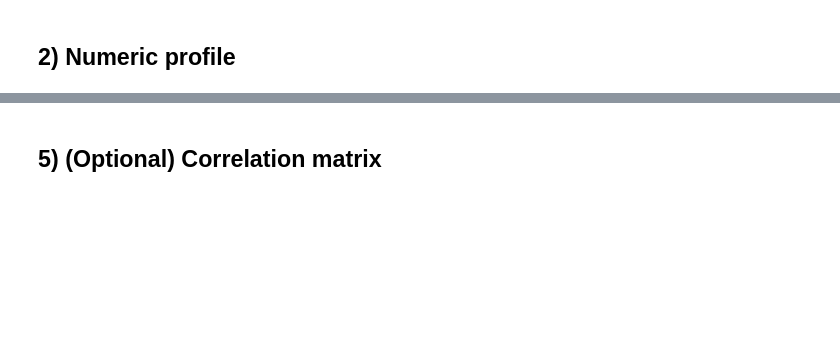
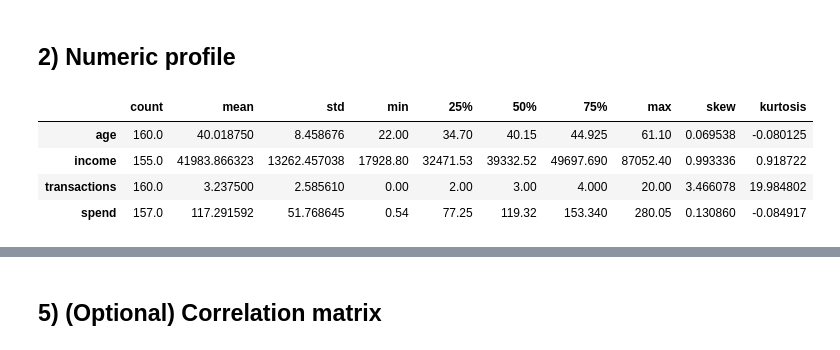
Before and after one commit to Smr0119/bootcamp_alan_zhang, a Jupyter notebook: HW/HW8/stage08_exploratory-data-analysis_homework-starter.ipynb, the cells around one changed output, grey strips where cells are left out. Saved outputs shown, nothing was run; the diff lists cells and outputs as text; code cells hidden in the pictures; blank space fills up the shorter version.

```diff
--- a/HW/HW8/stage08_exploratory-data-analysis_homework-starter.ipynb
+++ b/HW/HW8/stage08_exploratory-data-analysis_homework-starter.ipynb
@@ -31,8 +62,14 @@ df.info(), df.isna().sum()
 # %% [markdown]
 ## 2) Numeric profile
 # %%
-desc = df[['inflation_rate','gold_price','volume','futures_price']].describe().T
+desc = df[['age','income','transactions','spend']].describe().T
 desc['skew'] = [skew(df[c].dropna()) for c in desc.index]
 desc['kurtosis'] = [kurtosis(df[c].dropna()) for c in desc.index]
 desc
+# %% [output]
+|  | count | mean | std | min | 25% | 50% | 75% | max | skew | kurtosis |
+| age | 160.0 | 40.018750 | 8.458676 | 22.00 | 34.70 | 40.15 | 44.925 | 61.10 | 0.069538 | -0.080125 |
+| income | 155.0 | 41983.866323 | 13262.457038 | 17928.80 | 32471.53 | 39332.52 | 49697.690 | 87052.40 | 0.993336 | 0.918722 |
+| transactions | 160.0 | 3.237500 | 2.585610 | 0.00 | 2.00 | 3.00 | 4.000 | 20.00 | 3.466078 | 19.984802 |
+| spend | 157.0 | 117.291592 | 51.768645 | 0.54 | 77.25 | 119.32 | 153.340 | 280.05 | 0.130860 | -0.084917 |
 # %% [markdown]
```
Also changed, not shown: parts of 9 cells of this notebook, 19 other files.
